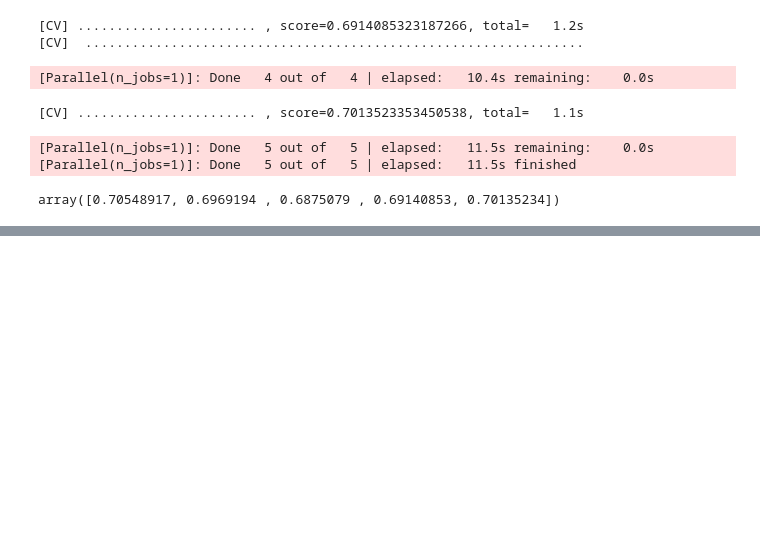
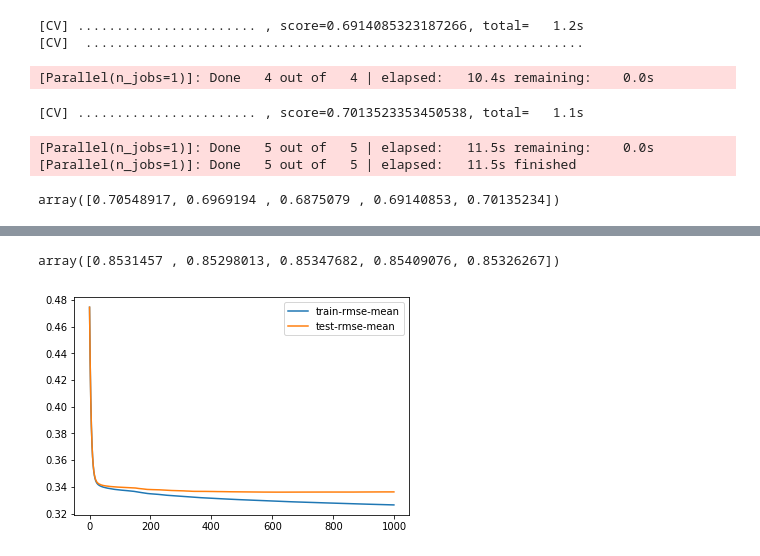
Before and after one commit to bloominstituteoftechnology/DS-Unit-4-Sprint-1-Tree-Ensembles, a Jupyter notebook: module1-decision-trees/assignment1.ipynb, the cells around one changed output, grey strips where cells are left out. Drawn from its saved outputs; the diff is of its cells as text; code cells hidden in the pictures; blank space fills up the shorter version.

```diff
--- a/module1-decision-trees/assignment1.ipynb
+++ b/module1-decision-trees/assignment1.ipynb
@@ -453,0 +509,24 @@ array([0.70548917, 0.6969194 , 0.6875079 , 0.69140853, 0.70135234])
+# %%
+X_train, X_test, y_train, y_test = train_test_split(
+    X, y, test_size=0.2, random_state=42, stratify=y)
+# %%
+from xgboost import XGBClassifier
+
+model = XGBClassifier()
+
+xgb1_pipe = make_pipeline(
+    ce.HashingEncoder(cols=['addr_state', 'zip_code']),
+    ce.OrdinalEncoder(handle_unknown='ignore', cols=['grade','subgrade'], mapping=ord_mapping),
+    ce.BinaryEncoder(handle_unknown='ignore',cols=['home_ownership','disbursement_method','application_type','purpose']),
+
+    XGBClassifier()
+)
+
+cross_val_score(xgb_pipe, X_train, y_train, scoring='accuracy', cv=5, n_jobs=-1)
+# %% [output]
+array([0.8531457 , 0.85298013, 0.85347682, 0.85409076, 0.85326267])
+# %%
+xgb_pipe.fit(X_train,y_train)
+y_test_predict = xgb_pipe.predict_proba(x_test[["grade","sub_grade","home_ownership","addr_state","zip_code","disbursement_method",
+       "application_type", "int_rate", "revol_util", "emp_length", "loan_amnt","term","installment",
+      "annual_inc","purpose","tax_liens", "delinq_2yrs"]])
@@ -453,0 +538,31 @@ array([0.70548917, 0.6969194 , 0.6875079 , 0.69140853, 0.70135234])
+# %%
+import xgboost as xgb
+xgb1_pipe = make_pipeline(
+    ce.HashingEncoder(cols=['addr_state', 'zip_code']),
+    ce.OrdinalEncoder(handle_unknown='ignore', cols=['grade','subgrade'], mapping=ord_mapping),
+    ce.BinaryEncoder(handle_unknown='ignore',cols=['home_ownership','disbursement_method','application_type','purpose'])
+)
+
+features = ["grade","sub_grade","home_ownership","addr_state","zip_code","disbursement_method",
+       "application_type", "int_rate", "revol_util", "emp_length", "loan_amnt","term","installment",
+      "annual_inc","purpose","tax_liens", "delinq_2yrs"]
+X_train_xgb = xgb1_pipe.fit_transform(X_train[features])
+X_test_xgb = xgb1_pipe.fit_transform(X_test[features])
+dtrain = xgb.DMatrix(X_train_xgb, label=y_train)
+dtest = xgb.DMatrix(X_test_xgb, label=y_test)
+# %%
+params = {'monotone_constraints': '(0)', # no constraint
+          'max_depth': 2,
+          'eta': 0.1,
+          'silent': 1,
+          'n_jobs': -1,
+          'seed': 0,
+          'eval_metric': 'rmse',
+         'tree_method':'gpu_hist'}
+
+# Without early stopping
+bst_cv = xgb.cv(params, dtrain, num_boost_round=1000, nfold=5, early_stopping_rounds=None, as_pandas=True)
+# %%
+bst_cv[['train-rmse-mean', 'test-rmse-mean']].plot();
+# %% [output]
+[figure, added]
```
Also changed, not shown: parts of 12 cells of this notebook, 2 other files.
